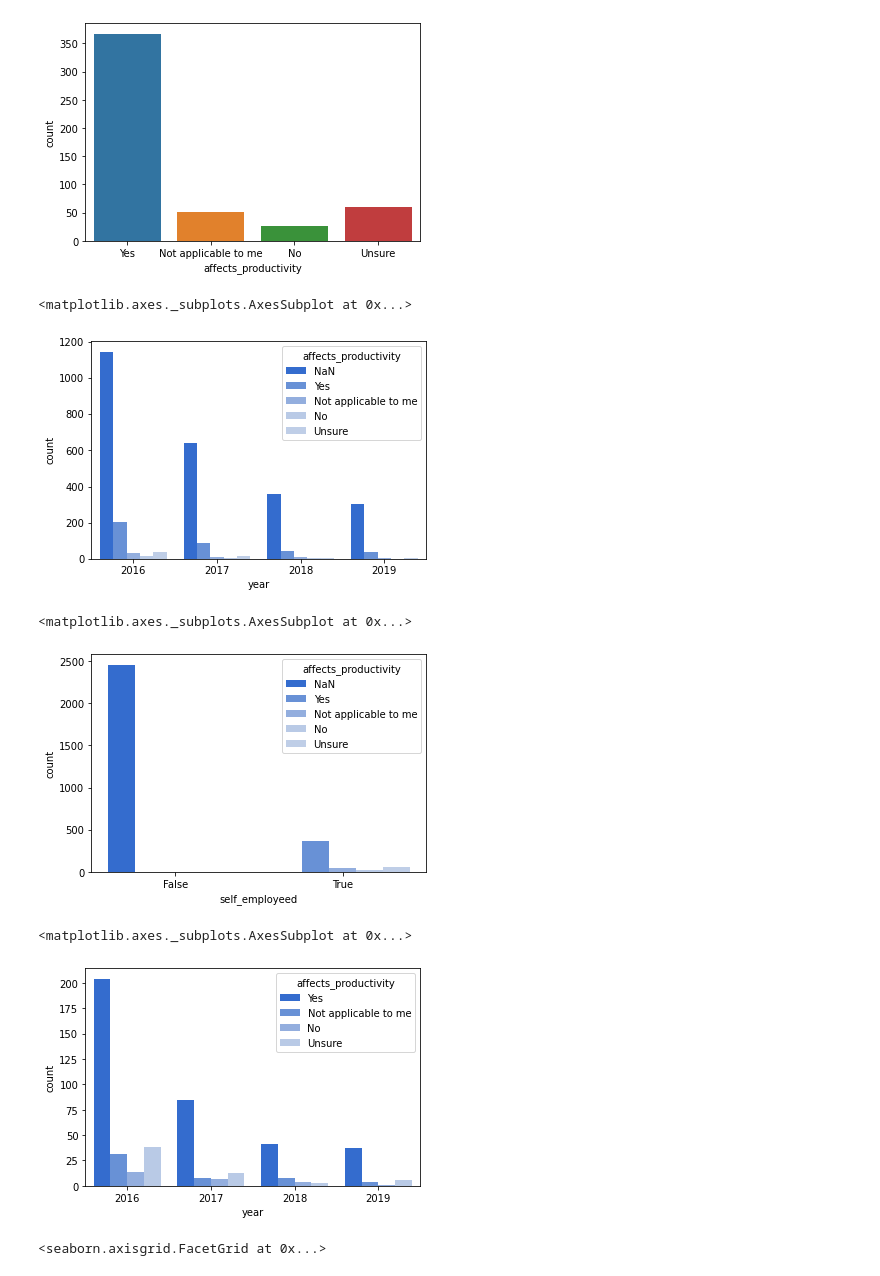
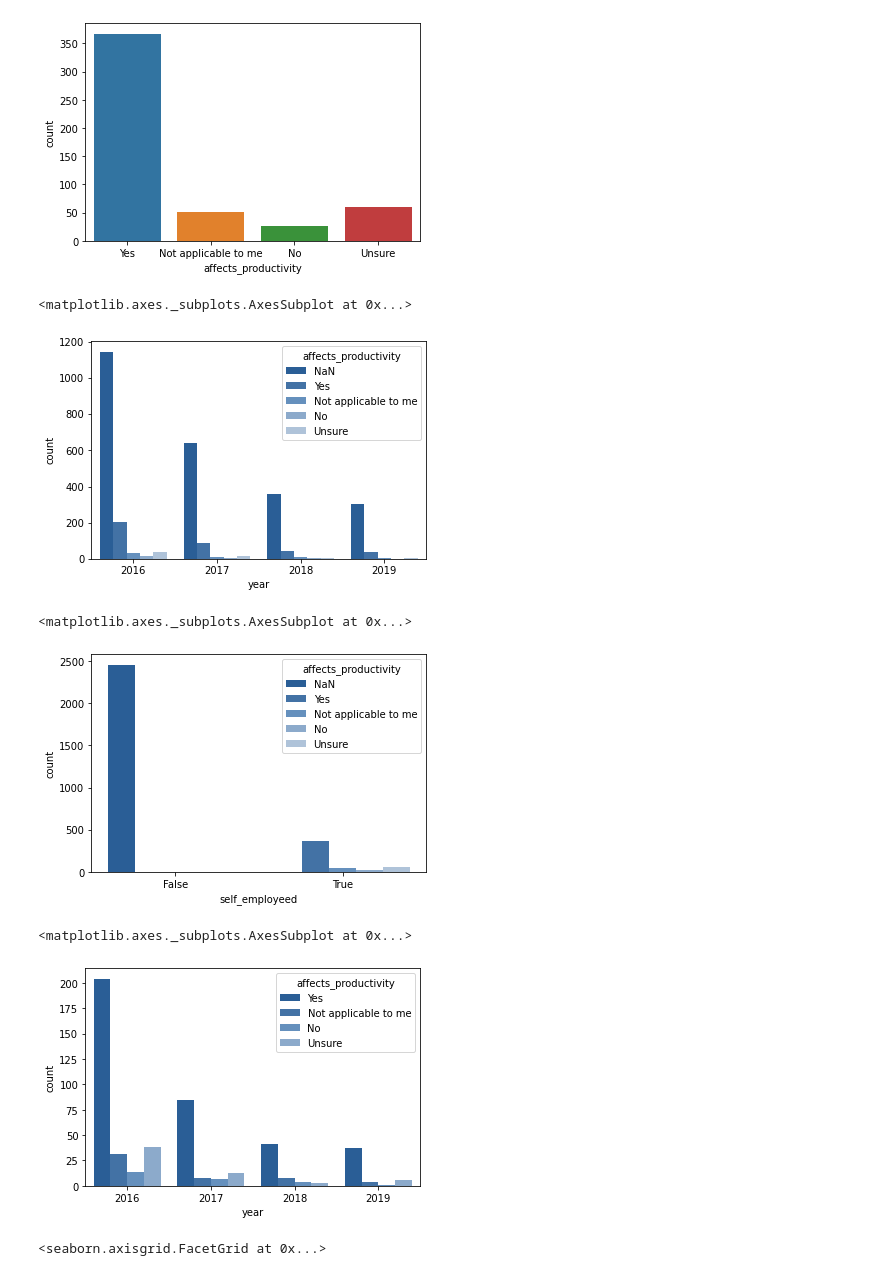
Before and after one commit to alexisbianco0919/compsci216-project, a Jupyter notebook: affects_productivity.ipynb, the cells around one changed output. Cells and saved outputs as stored; diff of their text form; code cells hidden in the pictures.

```diff
--- a/affects_productivity.ipynb
+++ b/affects_productivity.ipynb
@@ -49,22 +49,22 @@ sns.countplot(data=cd, x='affects_productivity')
 # %%
 #cd_edit = cd.copy
 cd['affects_productivity'] = cd['affects_productivity'].fillna('NaN')
-blue_p = ["#1a65e8", "#568ce8", "#86abeb", "#b2c8ed", "#b9cced"]
+blue_p = ["#185ea8", "#3372b5", "#568fcc", "#81aad6", "#a8c3e0"]
 #cd_edit['self_employeed'] = cd_edit['self_employeed'].replace(np.nan, 'NaN')
 sns.countplot(data=cd, x='year', hue='affects_productivity', palette = blue_p)
 # %% [output]
 <matplotlib.axes._subplots.AxesSubplot at 0x...>
-[figure, old version]
+[figure, new version]
 # %%
 sns.countplot(data=cd, x='self_employeed', hue='affects_productivity', palette = blue_p)
 # %% [output]
 <matplotlib.axes._subplots.AxesSubplot at 0x...>
-[figure, old version]
+[figure, new version]
 # %%
 sns.countplot(data=cd[cd['affects_productivity'] != 'NaN'], x='year', hue='affects_productivity', palette = blue_p)
 # %% [output]
 <matplotlib.axes._subplots.AxesSubplot at 0x...>
-[figure, old version]
+[figure, new version]
 # %%
 def countplot(x, hue, **kwargs):
     sns.countplot(x=x, hue=hue, **kwargs)
```
